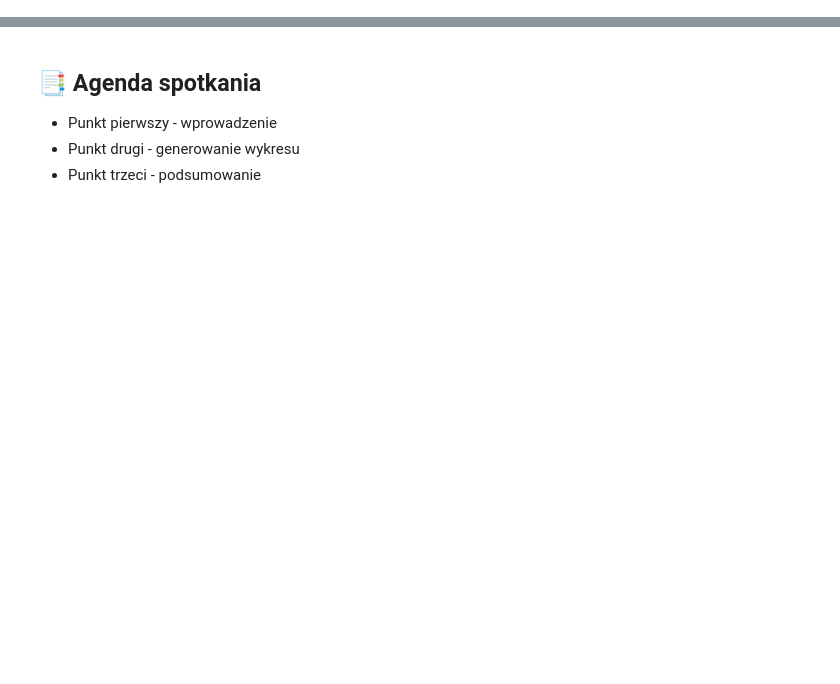
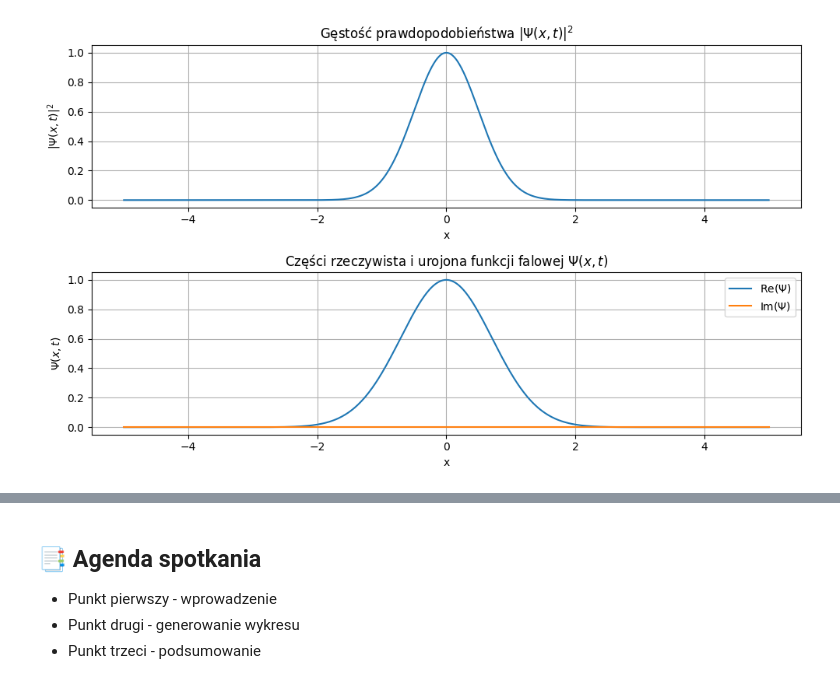
Before and after one commit to Natalia-Chmiel/Numerical-computations-project, a Jupyter notebook: main.ipynb, the cells around one changed output, grey strips where cells are left out. Drawn from its saved outputs; the diff is of its cells as text; code cells hidden in the pictures; blank space fills up the shorter version.

```diff
--- a/main.ipynb
+++ b/main.ipynb
@@ -9,0 +52,24 @@ jupyter nbconvert main.ipynb --to slides --post serve --no-input
+# %%
+def psi(x, t):
+    return np.exp(-x**2)
+
+fig, ax = plt.subplots(2, 1, figsize=(10, 6))
+
+x = np.linspace(-5, 5, 1000)
+probability_density = np.abs(psi(x, 0))**2
+ax[0].plot(x, probability_density)
+ax[0].set_title(r'Gęstość prawdopodobieństwa $|\Psi(x, t)|^2$')
+ax[0].set_xlabel('x')
+ax[0].set_ylabel(r'$|\Psi(x, t)|^2$')
+ax[0].grid()
+ax[1].plot(x, np.real(psi(x, 0)), label=r'Re($\Psi$)')
+ax[1].plot(x, np.imag(psi(x, 0)), label=r'Im($\Psi$)')
+ax[1].set_title(r'Części rzeczywista i urojona funkcji falowej $\Psi(x, t)$')
+ax[1].set_xlabel('x')
+ax[1].set_ylabel(r'$\Psi(x, t)$')
+ax[1].legend()
+ax[1].grid()
+plt.tight_layout()
+plt.show()
+# %% [output]
+[figure, added]
```
Also changed, not shown: parts of 13 cells of this notebook, 1 other file.
